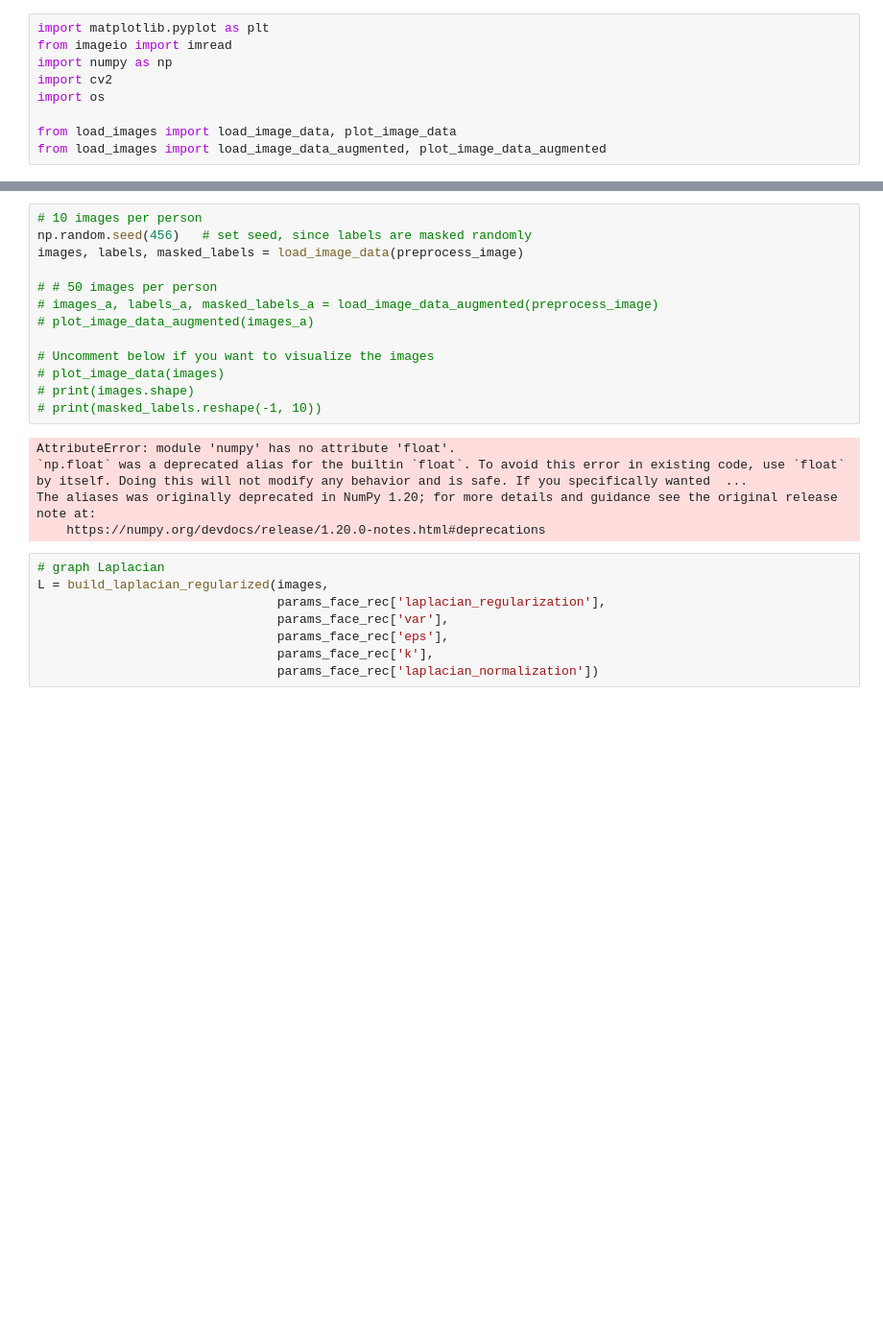
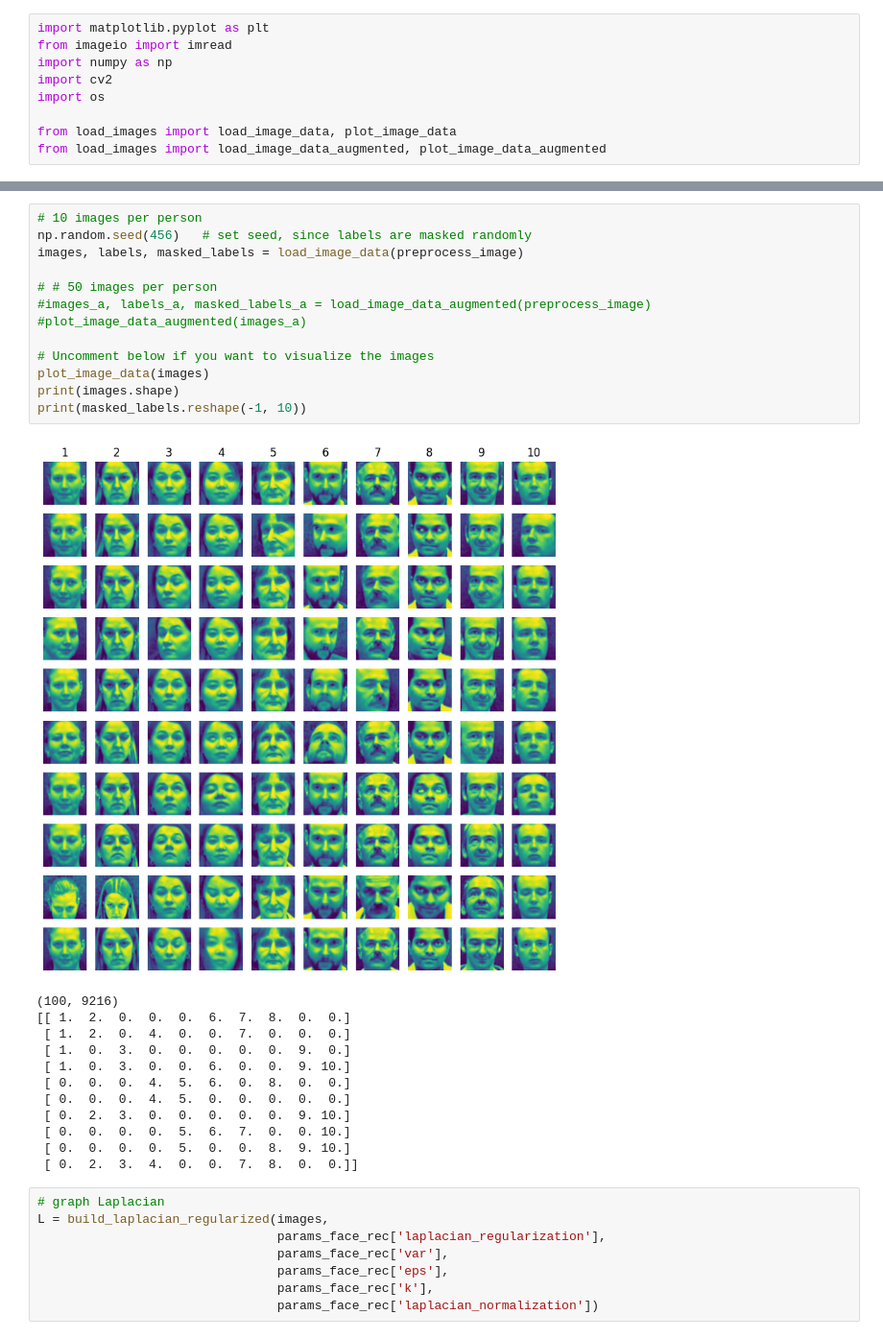
Before and after one commit to SoelMgd/MVA, a Jupyter notebook: Graphs_for_ML/semi_supervised_learning/semi_supervised_learning/SSL.ipynb, the cells around one changed output, grey strips where cells are left out. Shown at 96% size. Drawn from its saved outputs; the diff is of its cells as text; blank space fills up the shorter version.

```diff
--- a/Graphs_for_ML/semi_supervised_learning/semi_supervised_learning/SSL.ipynb
+++ b/Graphs_for_ML/semi_supervised_learning/semi_supervised_learning/SSL.ipynb
@@ -360,21 +378,29 @@ def preprocess_image(image):
 # %%
 # 10 images per person
 np.random.seed(456)   # set seed, since labels are masked randomly
 images, labels, masked_labels = load_image_data(preprocess_image)
 
 # # 50 images per person
-# images_a, labels_a, masked_labels_a = load_image_data_augmented(preprocess_image)
-# plot_image_data_augmented(images_a)
+#images_a, labels_a, masked_labels_a = load_image_data_augmented(preprocess_image)
+#plot_image_data_augmented(images_a)
 
 # Uncomment below if you want to visualize the images
-# plot_image_data(images)
-# print(images.shape)
-# print(masked_labels.reshape(-1, 10))
+plot_image_data(images)
+print(images.shape)
+print(masked_labels.reshape(-1, 10))
 # %% [output]
+[figure, added]
-AttributeError: module 'numpy' has no attribute 'float'.
-`np.float` was a deprecated alias for the builtin `float`. To avoid this error in existing code, use `float` by itself. Doing this will not modify any behavior and is safe. If you specifically wanted  ...
-The aliases was originally deprecated in NumPy 1.20; for more details and guidance see the original release note at:
-    https://numpy.org/devdocs/release/1.20.0-notes.html#deprecations
+(100, 9216)
+[[ 1.  2.  0.  0.  0.  6.  7.  8.  0.  0.]
+ [ 1.  2.  0.  4.  0.  0.  7.  0.  0.  0.]
+ [ 1.  0.  3.  0.  0.  0.  0.  0.  9.  0.]
+ [ 1.  0.  3.  0.  0.  6.  0.  0.  9. 10.]
+ [ 0.  0.  0.  4.  5.  6.  0.  8.  0.  0.]
+ [ 0.  0.  0.  4.  5.  0.  0.  0.  0.  0.]
+ [ 0.  2.  3.  0.  0.  0.  0.  0.  9. 10.]
+ [ 0.  0.  0.  0.  5.  6.  7.  0.  0. 10.]
+ [ 0.  0.  0.  0.  5.  0.  0.  8.  9. 10.]
+ [ 0.  2.  3.  4.  0.  0.  7.  8.  0.  0.]]
 # %%
 # graph Laplacian
 L = build_laplacian_regularized(images,
```
Also changed, not shown: parts of 10 cells of this notebook, 1 other file.
